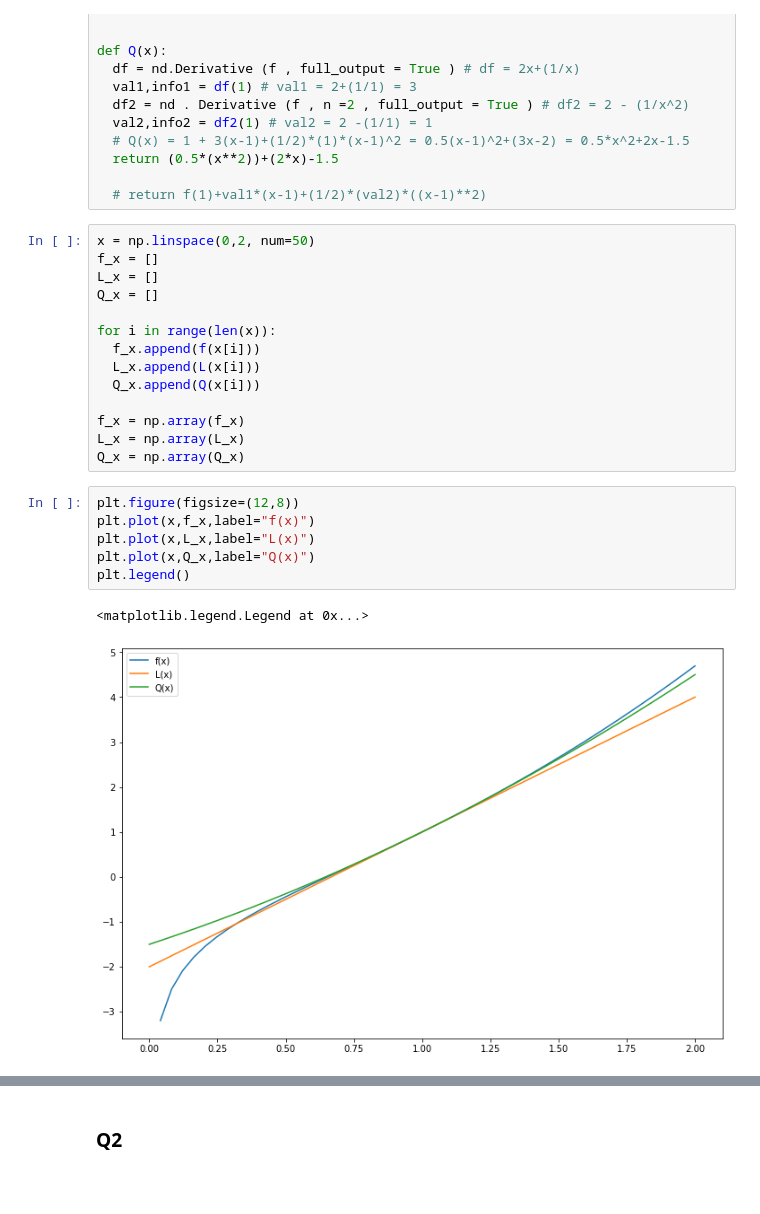
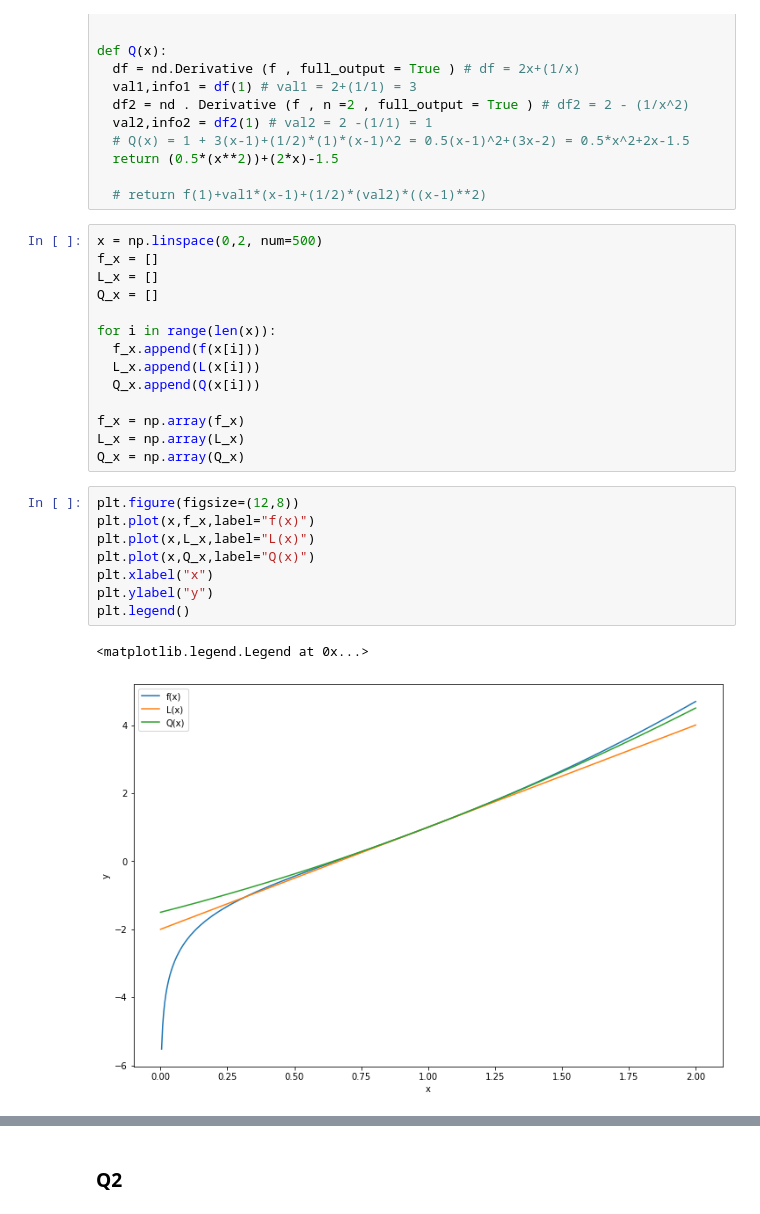
Before and after one commit to IshitBajpai/Scientific--computing, a Jupyter notebook: 2020380_IshitBajpai_COO_A1.ipynb, the cells around one changed output, grey strips where cells are left out. Drawn from its saved outputs; the diff is of its cells as text; blank space fills up the shorter version.

```diff
--- a/2020380_IshitBajpai_COO_A1.ipynb
+++ b/2020380_IshitBajpai_COO_A1.ipynb
@@ -42,7 +39,7 @@ def Q(x):
 
   # return f(1)+val1*(x-1)+(1/2)*(val2)*((x-1)**2)
 # %%
-x = np.linspace(0,2, num=50)
+x = np.linspace(0,2, num=500)
 f_x = []
 L_x = []
 Q_x = []
@@ -58,12 +55,14 @@ Q_x = np.array(Q_x)
 # %%
 plt.figure(figsize=(12,8))
 plt.plot(x,f_x,label="f(x)")
 plt.plot(x,L_x,label="L(x)")
 plt.plot(x,Q_x,label="Q(x)")
+plt.xlabel("x")
+plt.ylabel("y")
 plt.legend()
 # %% [output]
 <matplotlib.legend.Legend at 0x...>
-[figure, old version]
+[figure, new version]
 # %%
 e_Lx = [] # Linear Error
 e_Qx = [] # Quadratic Error
```
Also changed, not shown: parts of 8 cells of this notebook.
